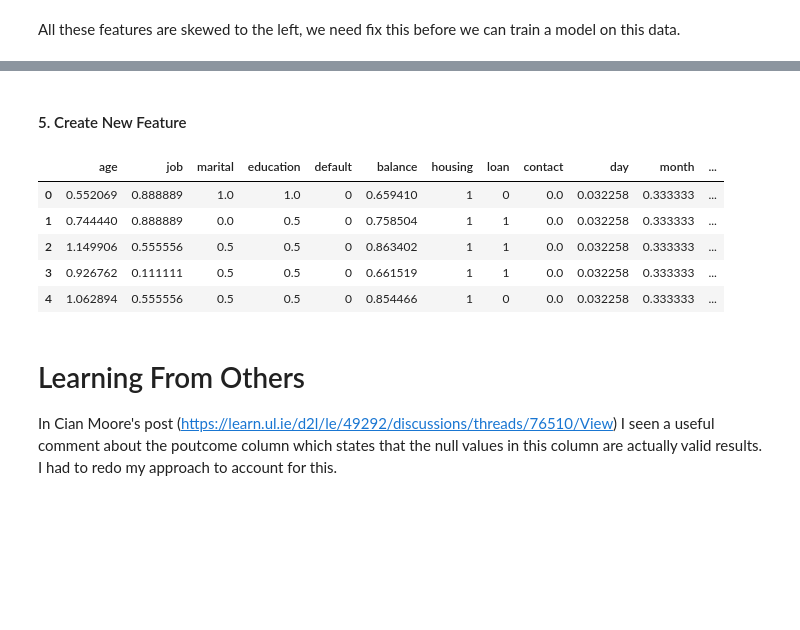
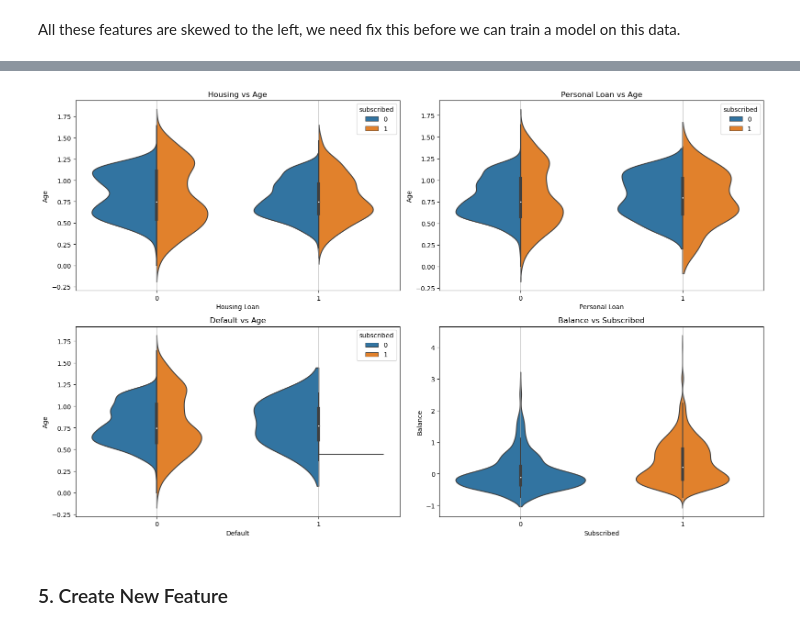
Before and after one commit to brian-mortimer/cs5062-etivity1, a Jupyter notebook: etivity1.ipynb, the cells around one changed output, grey strips where cells are left out. Drawn from its saved outputs; the diff is of its cells as text; code cells hidden in the pictures; blank space fills up the shorter version.

```diff
--- a/etivity1.ipynb
+++ b/etivity1.ipynb
@@ -812,17 +863,38 @@ plt.show()
+# %%
+# Plot some violin plots to visualize the relationship between subscribing and credit history
+plt.figure(figsize=(16, 10))
+plt.subplot(2, 2, 1)
+sns.violinplot(y='age', x='housing', hue='subscribed', data=df, ax=plt.gca(), split=True)
+plt.title('Housing vs Age')
+plt.xlabel('Housing Loan')
+plt.ylabel('Age')
+plt.grid(axis='x')
+
+plt.subplot(2, 2, 2)
+sns.violinplot(y='age', x='loan', hue='subscribed', data=df, ax=plt.gca(), split=True)
+plt.title('Personal Loan vs Age')
+plt.xlabel('Personal Loan')
+plt.ylabel('Age')
+plt.grid(axis='x')
+
+plt.subplot(2, 2, 3)
+sns.violinplot(y='age', x='default', hue='subscribed', data=df, ax=plt.gca(), split=True)
+plt.title('Default vs Age')
+plt.xlabel('Default')
+plt.ylabel('Age')
+plt.grid(axis='x')
+
+plt.subplot(2, 2, 4)
+# plot the relationship between balance and subscribing
+sns.violinplot(y='balance', x='subscribed', data=df, ax=plt.gca(), split=True)
+plt.title('Balance vs Subscribed')
+plt.xlabel('Subscribed')
+plt.ylabel('Balance')
+plt.grid(axis='x')
+
+plt.tight_layout()
+plt.show()
+# %% [output]
+[figure, added]
 # %% [markdown]
-#### 5. Create New Feature
+### 5. Create New Feature
-# %%
-# Create a new feauture 'balance_age_ratio'
-df['balance_age_ratio'] = df['balance'] / df['age']
-
-### To do: Need to adjust the distribution with -1 values in mind which occur for the pdays column
-# %% [output]
-|  | age | job | marital | education | default | balance | housing | loan | contact | day | month | ... |
-| 0 | 0.552069 | 0.888889 | 1.0 | 1.0 | 0 | 0.659410 | 1 | 0 | 0.0 | 0.032258 | 0.333333 | ... |
-| 1 | 0.744440 | 0.888889 | 0.0 | 0.5 | 0 | 0.758504 | 1 | 1 | 0.0 | 0.032258 | 0.333333 | ... |
-| 2 | 1.149906 | 0.555556 | 0.5 | 0.5 | 0 | 0.863402 | 1 | 1 | 0.0 | 0.032258 | 0.333333 | ... |
-| 3 | 0.926762 | 0.111111 | 0.5 | 0.5 | 0 | 0.661519 | 1 | 1 | 0.0 | 0.032258 | 0.333333 | ... |
-| 4 | 1.062894 | 0.555556 | 0.5 | 0.5 | 0 | 0.854466 | 1 | 0 | 0.0 | 0.032258 | 0.333333 | ... |
-# %% [markdown]
-# Learning From Others
-In Cian Moore's post (https://learn.ul.ie/d2l/le/49292/discussions/threads/76510/View) I seen a useful comment about the poutcome column which states that the null values in this column are actually valid results. I had to redo my approach to account for this.
```
Also changed, not shown: parts of 24 cells of this notebook, 1 other file.
